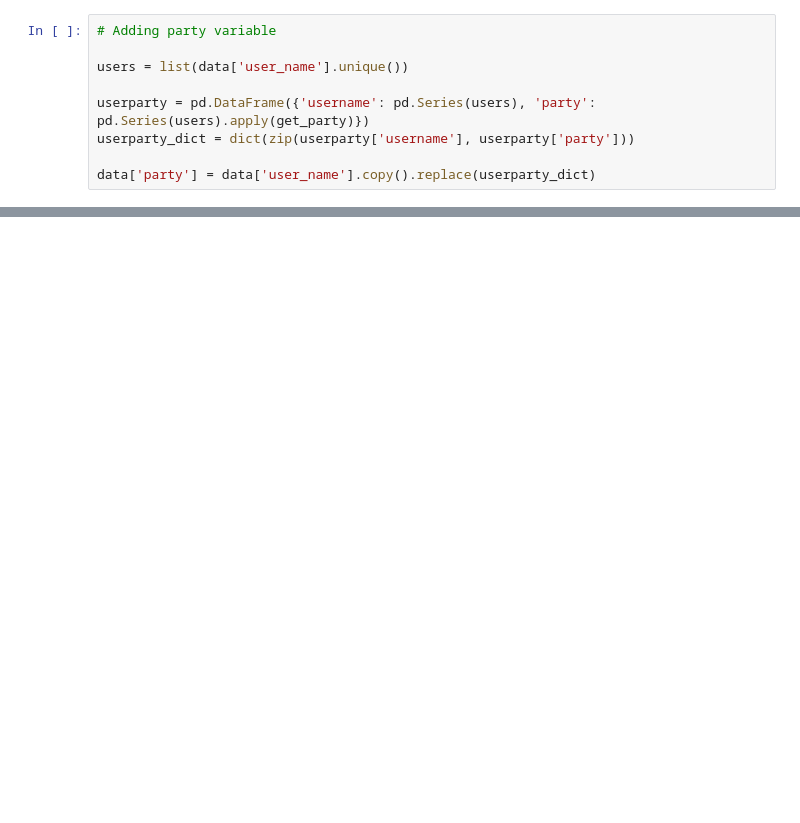
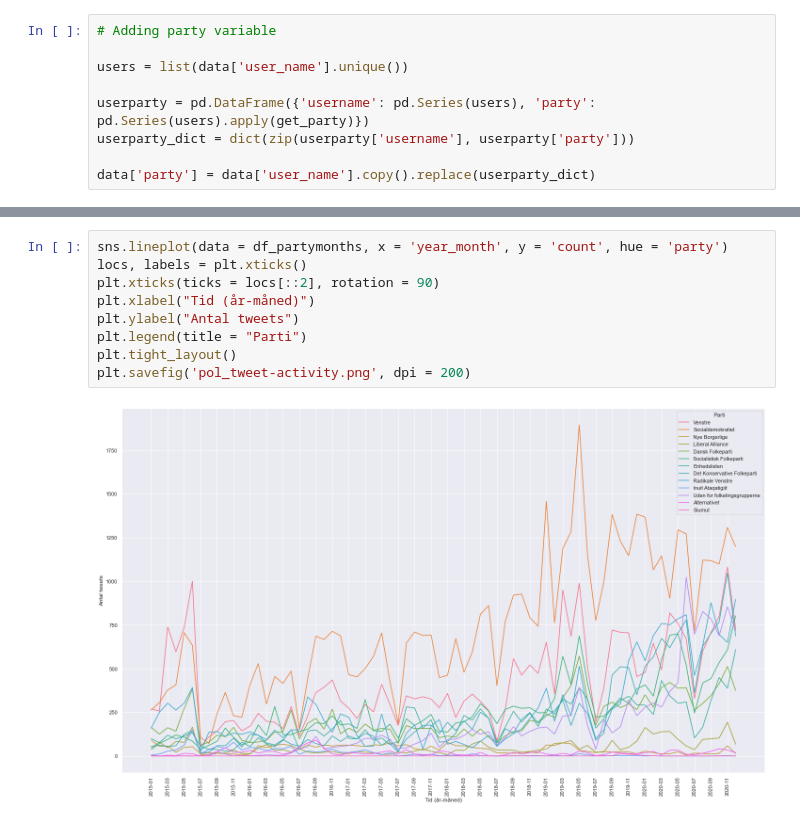
Before and after one commit to CALDISS-AAU/project_pol-media-use, a Jupyter notebook: notebooks/analyze/climate-talk.ipynb, the cells around one changed output, grey strips where cells are left out. Cells and saved outputs as stored; diff of their text form; blank space fills up the shorter version.

```diff
--- a/notebooks/analyze/climate-talk.ipynb
+++ b/notebooks/analyze/climate-talk.ipynb
@@ -155,0 +178,11 @@ plt.show()
+# %%
+sns.lineplot(data = df_partymonths, x = 'year_month', y = 'count', hue = 'party')
+locs, labels = plt.xticks()
+plt.xticks(ticks = locs[::2], rotation = 90)
+plt.xlabel("Tid (år-måned)")
+plt.ylabel("Antal tweets")
+plt.legend(title = "Parti")
+plt.tight_layout()
+plt.savefig('pol_tweet-activity.png', dpi = 200)
+# %% [output]
+[figure, added]
```
Also changed, not shown: parts of 38 cells of this notebook, 3 other files.
